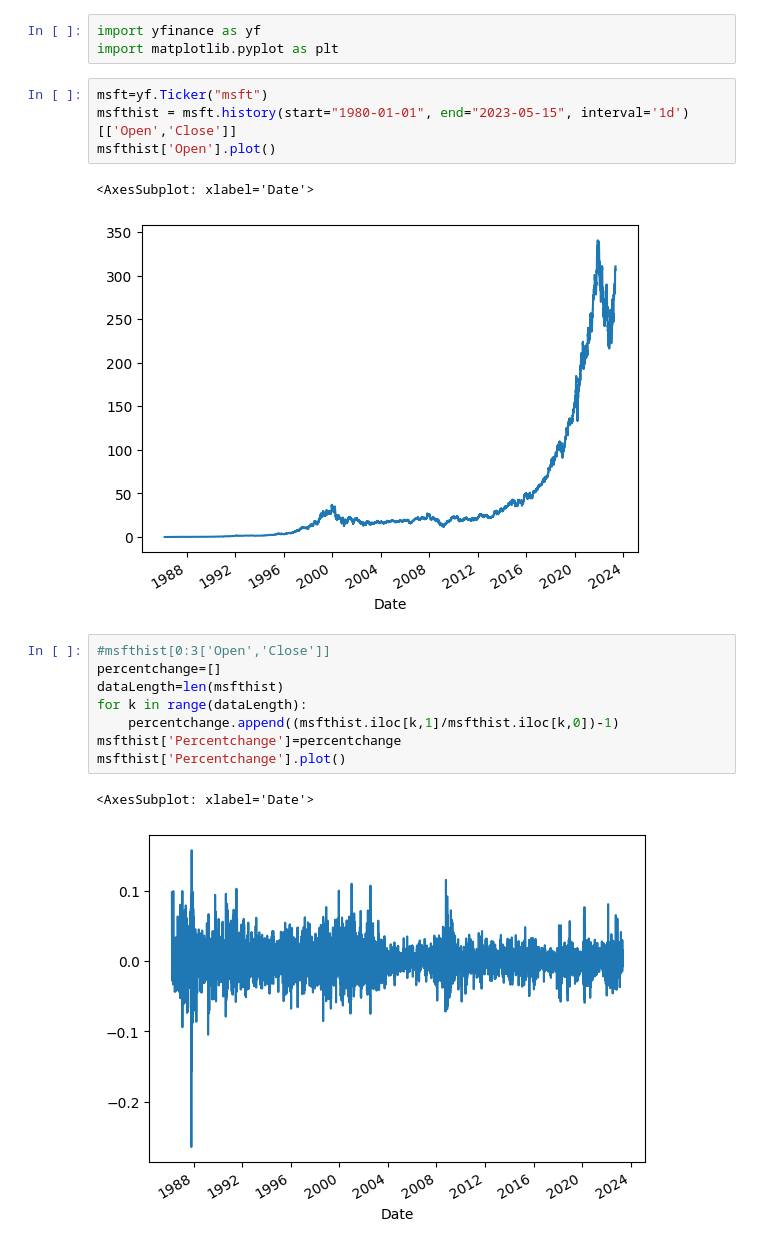
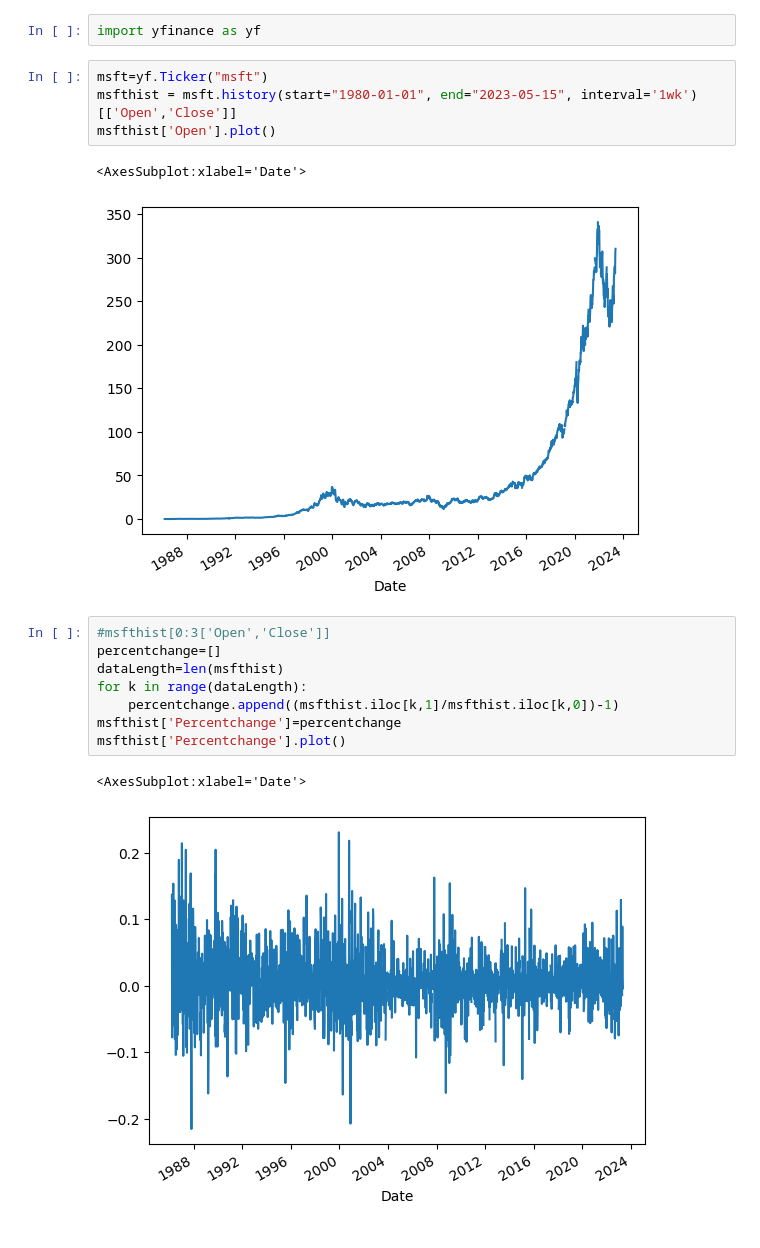
Before and after one commit to OGibbard/Quant, a Jupyter notebook: percentDifference.ipynb, the cells around one changed output. Drawn from its saved outputs; the diff is of its cells as text.

```diff
--- a/percentDifference.ipynb
+++ b/percentDifference.ipynb
@@ -1,13 +1,12 @@
 # %%
 import yfinance as yf
-import matplotlib.pyplot as plt
 # %%
 msft=yf.Ticker("msft")
-msfthist = msft.history(start="1980-01-01", end="2023-05-15", interval='1d')[['Open','Close']]
+msfthist = msft.history(start="1980-01-01", end="2023-05-15", interval='1wk')[['Open','Close']]
 msfthist['Open'].plot()
 # %% [output]
-<AxesSubplot: xlabel='Date'>
+<AxesSubplot:xlabel='Date'>
-[figure, old version]
+[figure, new version]
 # %%
 #msfthist[0:3['Open','Close']]
 percentchange=[]
@@ -17,5 +16,5 @@ for k in range(dataLength):
 msfthist['Percentchange']=percentchange
 msfthist['Percentchange'].plot()
 # %% [output]
-<AxesSubplot: xlabel='Date'>
+<AxesSubplot:xlabel='Date'>
-[figure, old version]
+[figure, new version]
```
Also changed, not shown: 2 other files.
